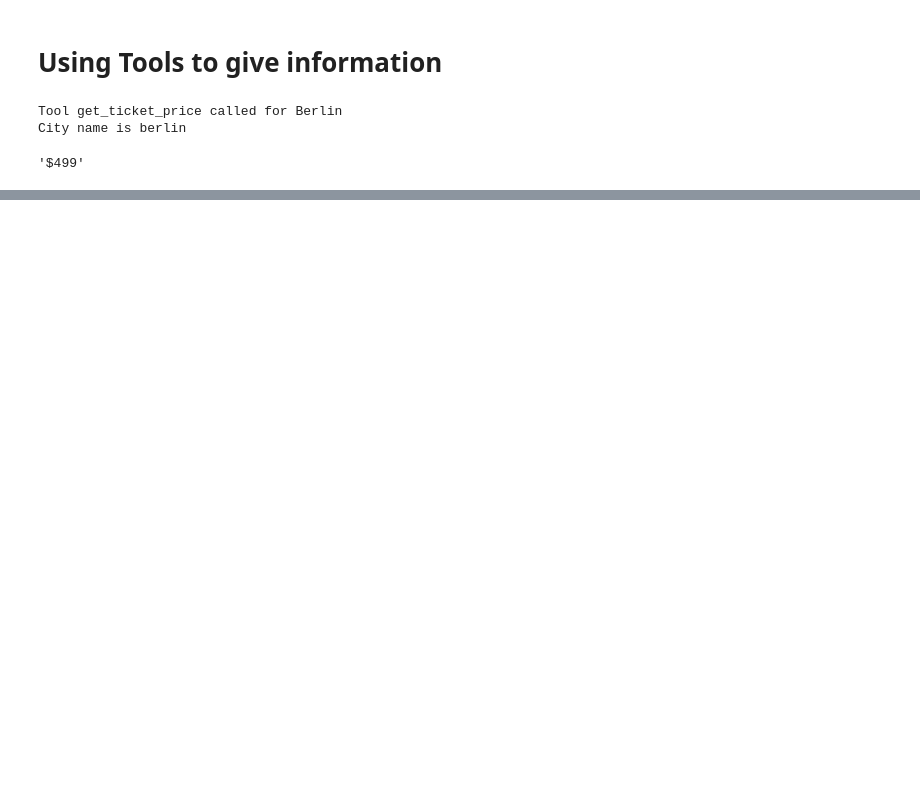
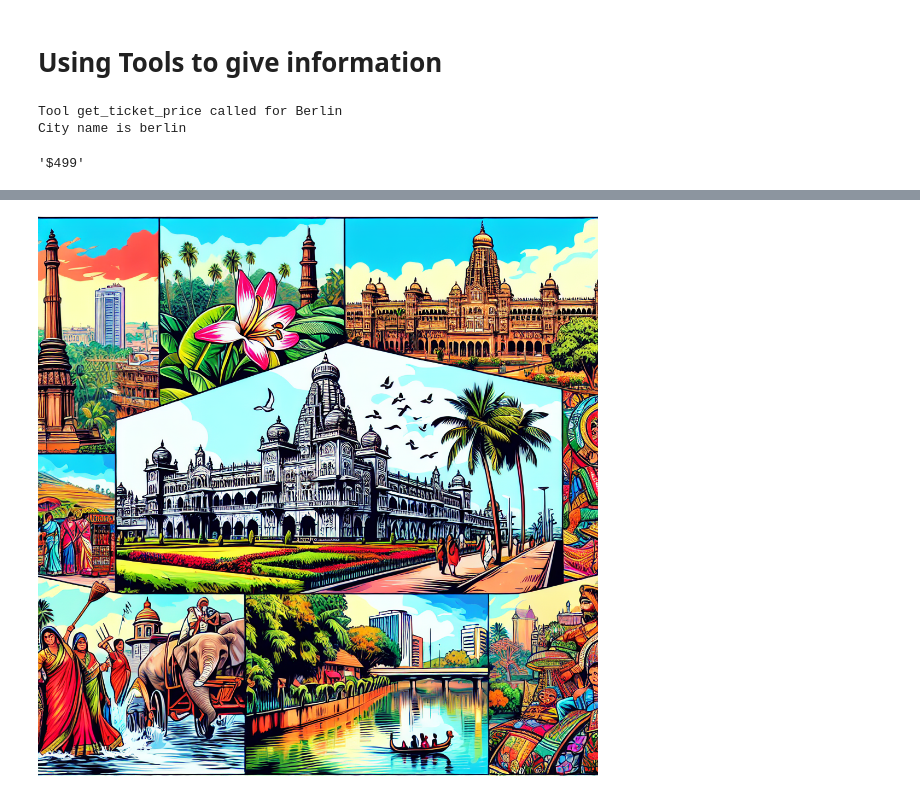
Before and after one commit to AbhishekKavin/Generative-AI, a Jupyter notebook: FlightAI Assistant.ipynb, the cells around one changed output, grey strips where cells are left out. Cells and saved outputs as stored; diff of their text form; code cells hidden in the pictures; blank space fills up the shorter version.

```diff
--- a/FlightAI Assistant.ipynb
+++ b/FlightAI Assistant.ipynb
@@ -54,3 +31,6 @@ llama_client = OpenAI(base_url = 'http://localhost:11434/v1', api_key='ollama')
+# %%
+MODEL = "gpt-4o-mini"
+openai_client = OpenAI()
 # %%
 system_message = "You are a helpful assistant for an Airline called FlightAI. "
 system_message += "Give short, courteous answers, no more than 1 sentence. "
@@ -158,0 +151,17 @@ To create a public link, set `share=True` in `launch()`.
+# %%
+def artist(city):
+    image_response = openai_client.images.generate(
+        model = "dall-e-3",
+        prompt=f"An image representing a vacation in {city}, showing tourist spots and everything unique about {city}, in a vibrant pop-art style",
+        size="1024x1024",
+        n=1,
+        response_format="b64_json",
+    )
+    image_base64 = image_response.data[0].b64_json
+    image_data = base64.b64decode(image_base64)
+    return Image.open(BytesIO(image_data))
+# %%
+image = artist("Bangalore")
+display(image)
+# %% [output]
+[figure, added]
```
Also changed, not shown: parts of 15 cells of this notebook.
